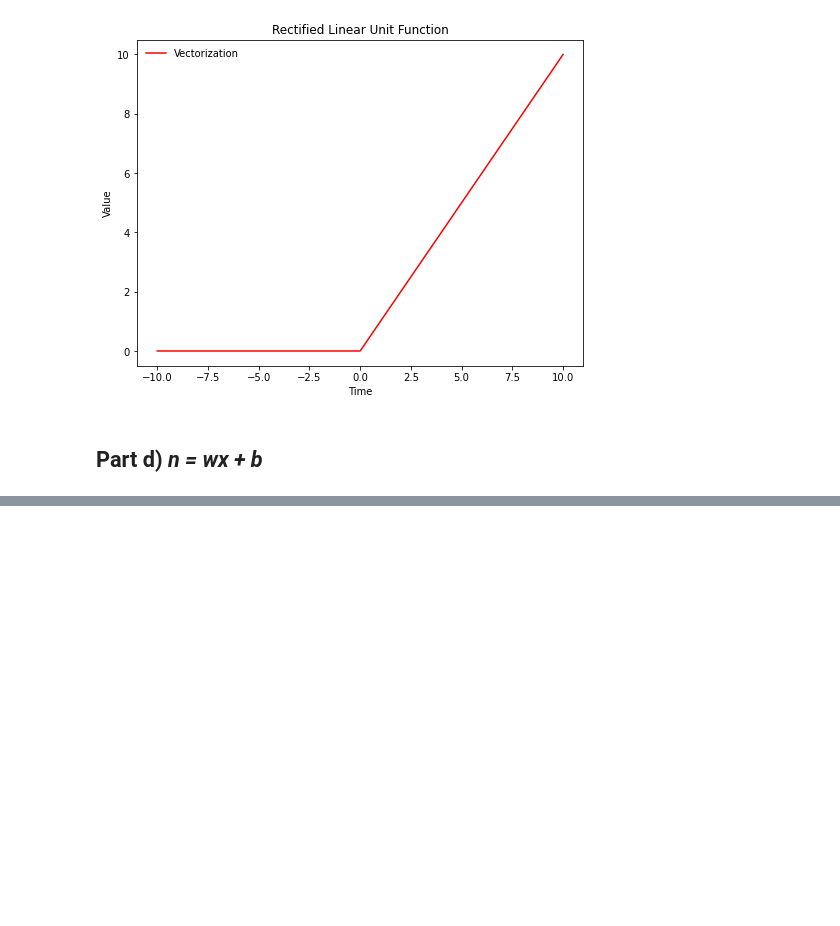
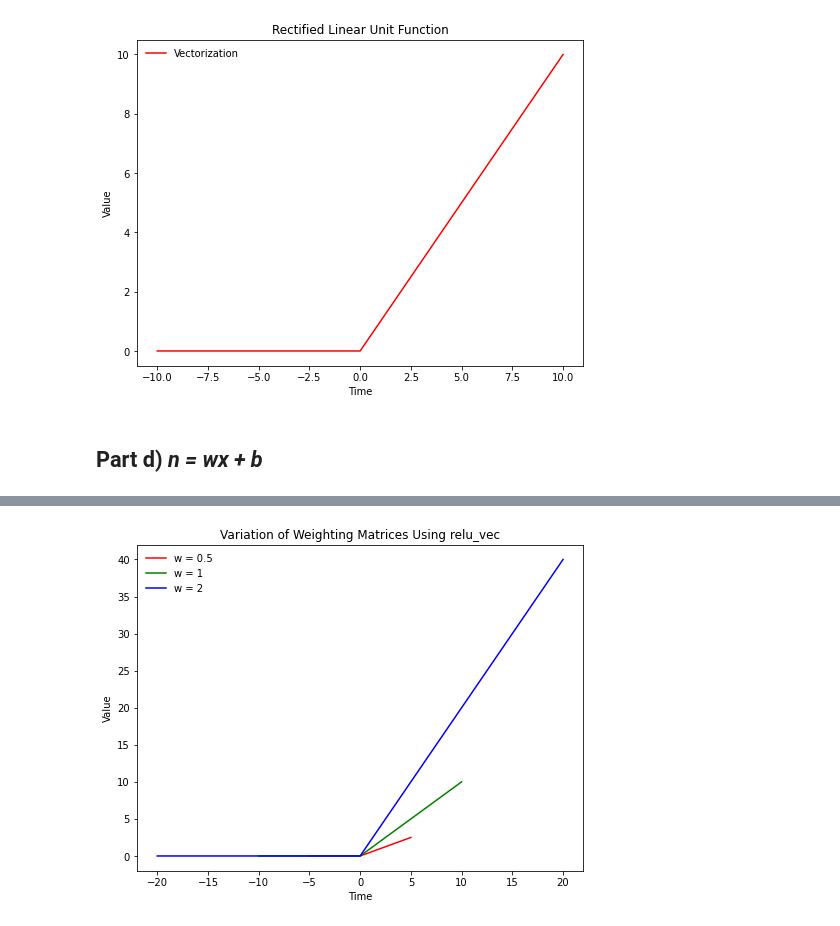
Before and after one commit to kdmalc/CompNeuro, a Jupyter notebook: NSC_HW2/HW2_NB.ipynb, the cells around one changed output, grey strips where cells are left out. Cells and saved outputs as stored; diff of their text form; code cells hidden in the pictures; blank space fills up the shorter version.

```diff
--- a/NSC_HW2/HW2_NB.ipynb
+++ b/NSC_HW2/HW2_NB.ipynb
@@ -112,4 +150,7 @@ TypeError: vary_biases() missing 1 required positional argument: 'b'
 # %%
-vary_biases(x, relu_vec, w)
+# Relu Function (vectorized version)
+vary_eqns(x, relu_vec, "w", w=w)
+# %% [output]
+[figure, added]
 # %% [markdown]
 ## Varying the bias
```
Also changed, not shown: parts of 11 cells of this notebook.
